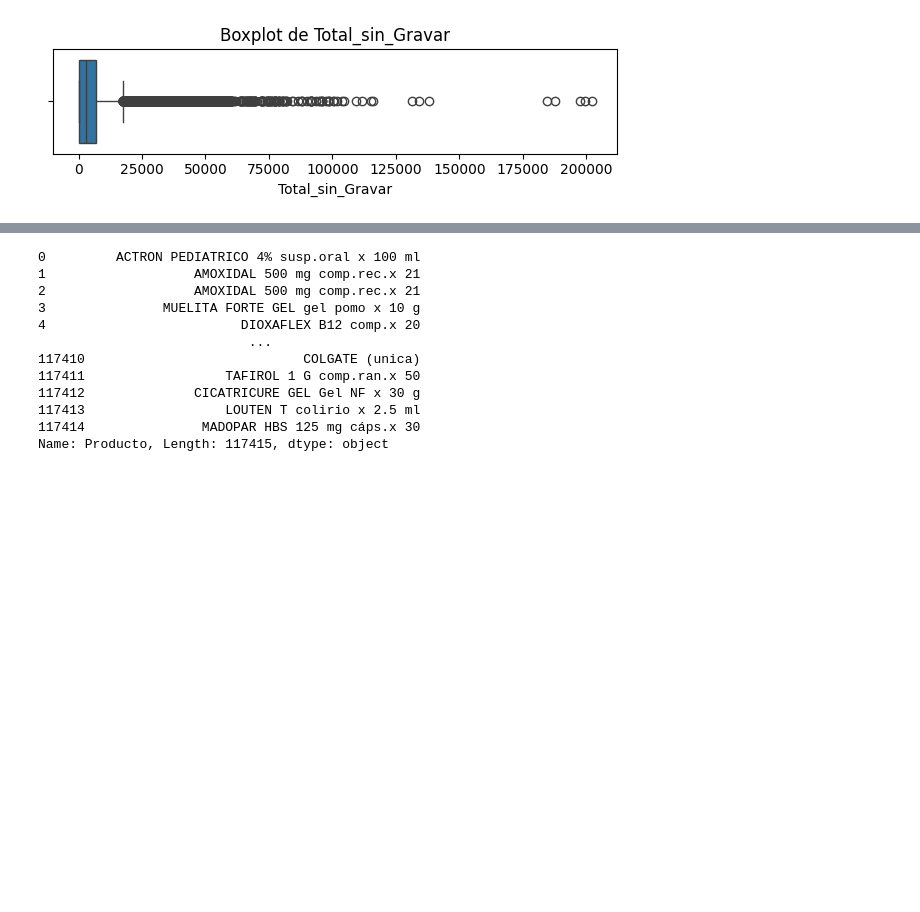
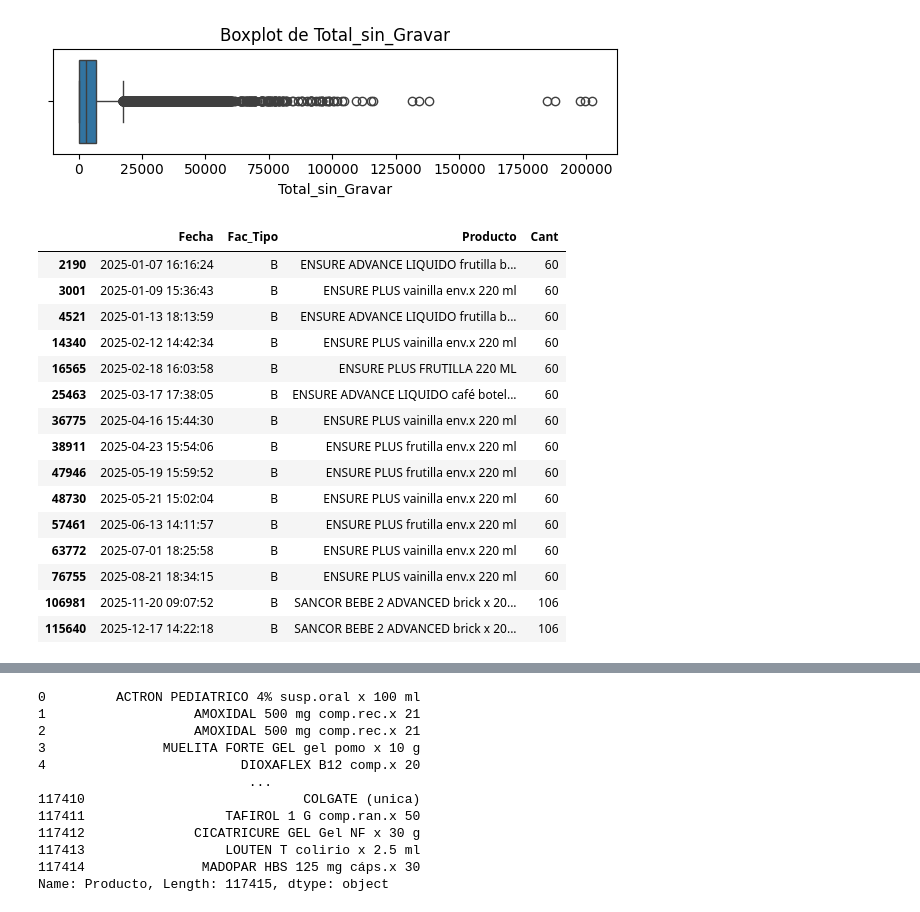
Before and after one commit to 4GeeksAcademy/sp-ml-20-final-project-g2, a Jupyter notebook: src/eda-ineta.ipynb, the cells around one changed output, grey strips where cells are left out. Saved outputs shown, nothing was run; the diff lists cells and outputs as text; code cells hidden in the pictures; blank space fills up the shorter version.

```diff
--- a/src/eda-ineta.ipynb
+++ b/src/eda-ineta.ipynb
@@ -519,3 +519,22 @@ for col in final_numerical_variables.columns:
 [figure]
 [figure]
 [figure]
+# %%
+df.loc[df['Cant'] > 50, ['Fecha', 'Fac_Tipo', 'Producto', 'Cant']]
+# %% [output]
+|  | Fecha | Fac_Tipo | Producto | Cant |
+| 2190 | 2025-01-07 16:16:24 | B | ENSURE ADVANCE LIQUIDO frutilla b... | 60 |
+| 3001 | 2025-01-09 15:36:43 | B | ENSURE PLUS vainilla env.x 220 ml | 60 |
+| 4521 | 2025-01-13 18:13:59 | B | ENSURE ADVANCE LIQUIDO frutilla b... | 60 |
+| 14340 | 2025-02-12 14:42:34 | B | ENSURE PLUS vainilla env.x 220 ml | 60 |
+| 16565 | 2025-02-18 16:03:58 | B | ENSURE PLUS FRUTILLA 220 ML | 60 |
+| 25463 | 2025-03-17 17:38:05 | B | ENSURE ADVANCE LIQUIDO café botel... | 60 |
+| 36775 | 2025-04-16 15:44:30 | B | ENSURE PLUS vainilla env.x 220 ml | 60 |
+| 38911 | 2025-04-23 15:54:06 | B | ENSURE PLUS frutilla env.x 220 ml | 60 |
+| 47946 | 2025-05-19 15:59:52 | B | ENSURE PLUS frutilla env.x 220 ml | 60 |
+| 48730 | 2025-05-21 15:02:04 | B | ENSURE PLUS vainilla env.x 220 ml | 60 |
+| 57461 | 2025-06-13 14:11:57 | B | ENSURE PLUS frutilla env.x 220 ml | 60 |
+| 63772 | 2025-07-01 18:25:58 | B | ENSURE PLUS vainilla env.x 220 ml | 60 |
+| 76755 | 2025-08-21 18:34:15 | B | ENSURE PLUS vainilla env.x 220 ml | 60 |
+| 106981 | 2025-11-20 09:07:52 | B | SANCOR BEBE 2 ADVANCED brick x 20... | 106 |
+| 115640 | 2025-12-17 14:22:18 | B | SANCOR BEBE 2 ADVANCED brick x 20... | 106 |
```
Also changed, not shown: parts of 6 cells of this notebook.
